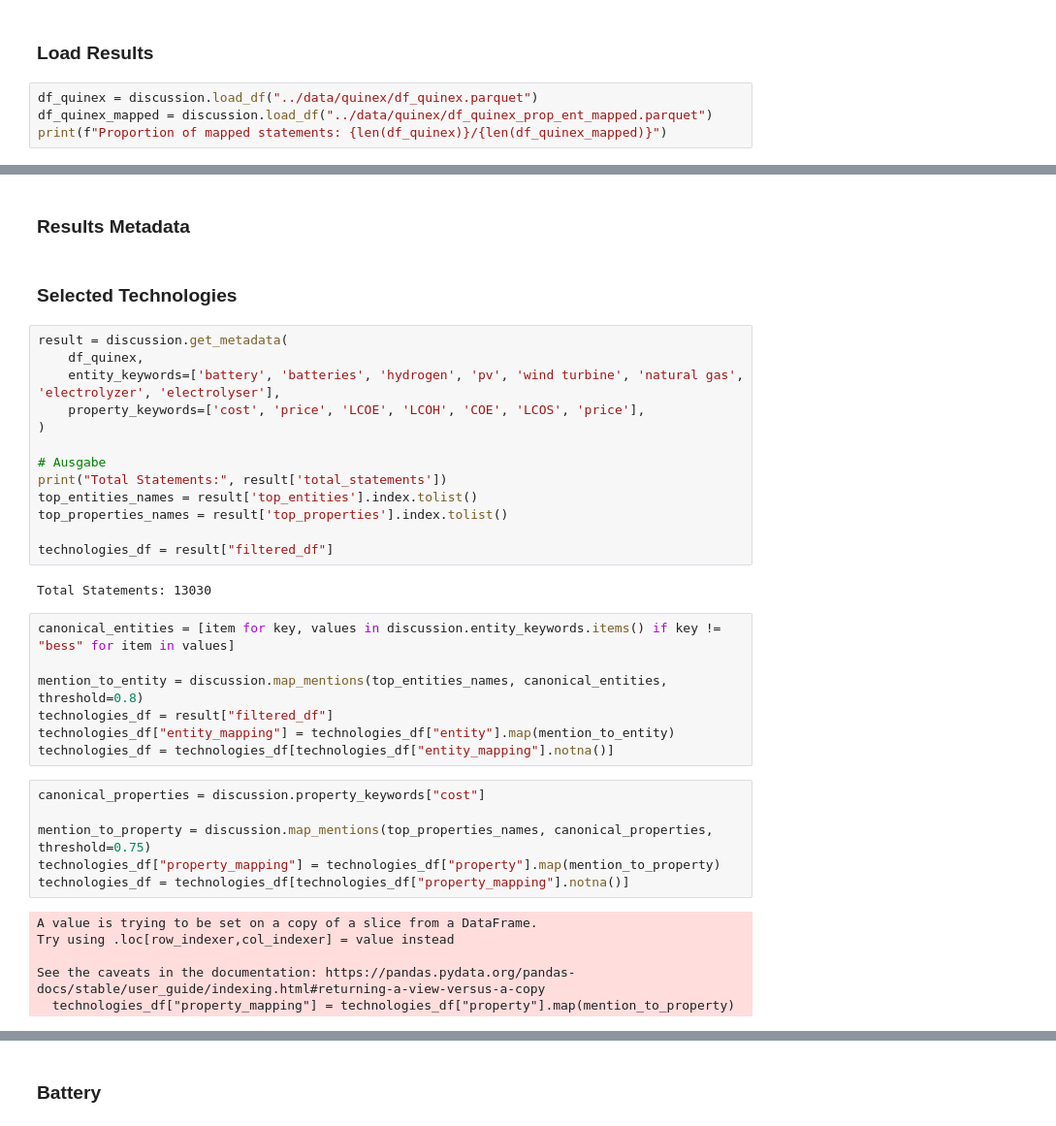
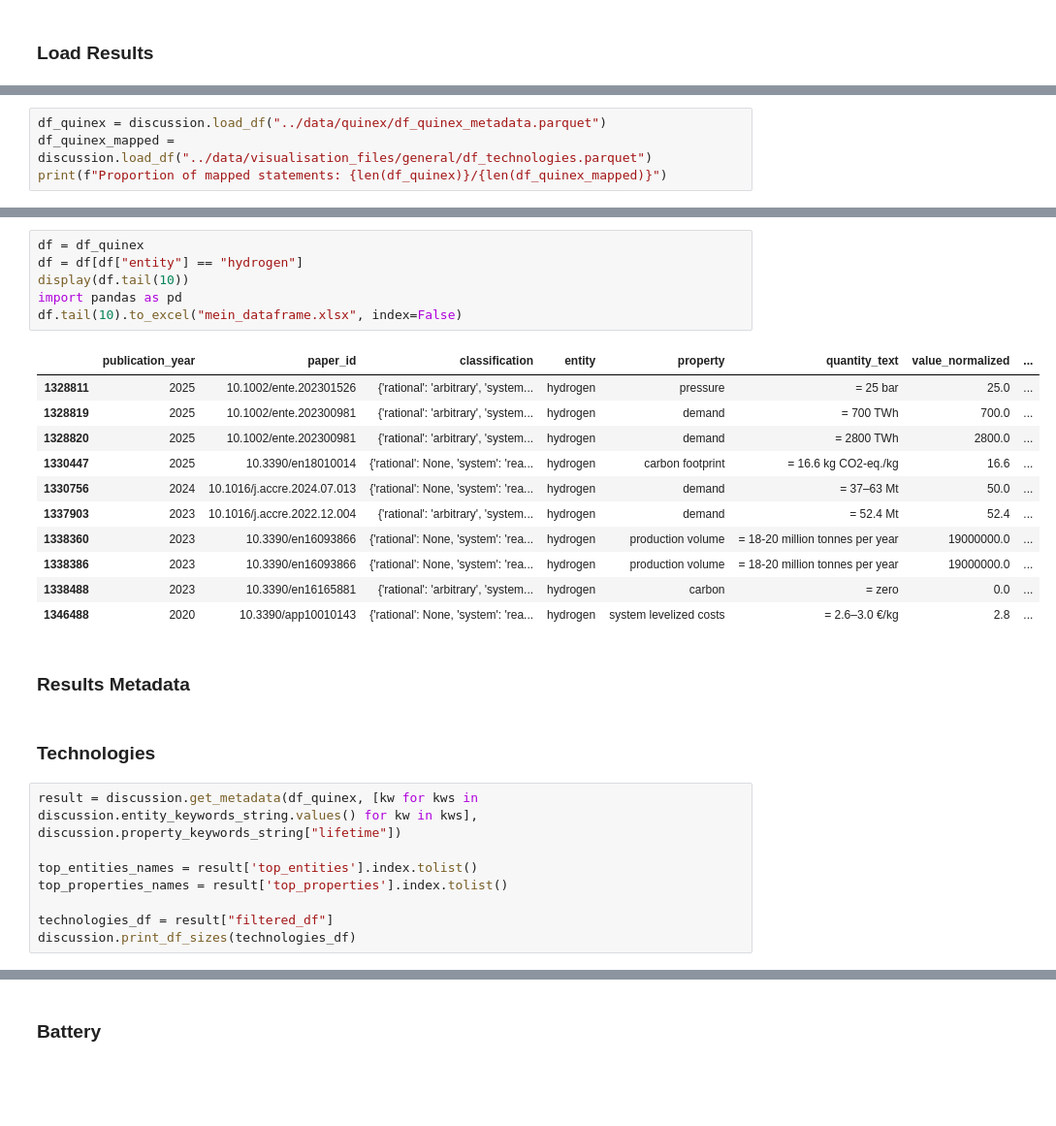
Before and after one commit to FZJ-IEK3-VSA/quinex-energy-system-studies, a Jupyter notebook: notebooks/Step3_QuinexMetadata.ipynb, the cells around one changed output, grey strips where cells are left out. Shown at 97% size. Saved outputs shown, nothing was run; the diff lists cells and outputs as text; blank space fills up the shorter version.

```diff
--- a/notebooks/Step3_QuinexMetadata.ipynb
+++ b/notebooks/Step3_QuinexMetadata.ipynb
@@ -11,7 +11,3 @@ from quinex_application.quinex_discussion import QuinexDiscussion
 discussion = QuinexDiscussion()
 # %% [markdown]
 ### **Load Results**
-# %%
-df_quinex = discussion.load_df("../data/quinex/df_quinex.parquet")
-df_quinex_mapped = discussion.load_df("../data/quinex/df_quinex_prop_ent_mapped.parquet")
-print(f"Proportion of mapped statements: {len(df_quinex)}/{len(df_quinex_mapped)}")
@@ -21,0 +14,4 @@ Proportion of mapped statements: 1282088/5535
+# %%
+df_quinex = discussion.load_df("../data/quinex/df_quinex_metadata.parquet")
+df_quinex_mapped = discussion.load_df("../data/visualisation_files/general/df_technologies.parquet")
+print(f"Proportion of mapped statements: {len(df_quinex)}/{len(df_quinex_mapped)}")
@@ -22,38 +38,30 @@ Proportion of mapped statements: 1282088/5535
+# %%
+df = df_quinex
+df = df[df["entity"] == "hydrogen"]
+display(df.tail(10))
+import pandas as pd
+df.tail(10).to_excel("mein_dataframe.xlsx", index=False)
+# %% [output]
+|  | publication_year | paper_id | classification | entity | property | quantity_text | value_normalized | ... |
+| 1328811 | 2025 | 10.1002/ente.202301526 | {'rational': 'arbitrary', 'system... | hydrogen | pressure | = 25 bar | 25.0 | ... |
+| 1328819 | 2025 | 10.1002/ente.202300981 | {'rational': 'arbitrary', 'system... | hydrogen | demand | = 700 TWh | 700.0 | ... |
+| 1328820 | 2025 | 10.1002/ente.202300981 | {'rational': 'arbitrary', 'system... | hydrogen | demand | = 2800 TWh | 2800.0 | ... |
+| 1330447 | 2025 | 10.3390/en18010014 | {'rational': None, 'system': 'rea... | hydrogen | carbon footprint | = 16.6 kg CO2-eq./kg | 16.6 | ... |
+| 1330756 | 2024 | 10.1016/j.accre.2024.07.013 | {'rational': None, 'system': 'rea... | hydrogen | demand | = 37‒63 Mt | 50.0 | ... |
+| 1337903 | 2023 | 10.1016/j.accre.2022.12.004 | {'rational': 'arbitrary', 'system... | hydrogen | demand | = 52.4 Mt | 52.4 | ... |
+| 1338360 | 2023 | 10.3390/en16093866 | {'rational': None, 'system': 'rea... | hydrogen | production volume | = 18-20 million tonnes per year | 19000000.0 | ... |
+| 1338386 | 2023 | 10.3390/en16093866 | {'rational': None, 'system': 'rea... | hydrogen | production volume | = 18-20 million tonnes per year | 19000000.0 | ... |
+| 1338488 | 2023 | 10.3390/en16165881 | {'rational': 'arbitrary', 'system... | hydrogen | carbon | = zero | 0.0 | ... |
+| 1346488 | 2020 | 10.3390/app10010143 | {'rational': None, 'system': 'rea... | hydrogen | system levelized costs | = 2.6–3.0 €/kg | 2.8 | ... |
 # %% [markdown]
 ### **Results Metadata**
 # %% [markdown]
-### Selected Technologies
+### Technologies
 # %%
-result = discussion.get_metadata(
-    df_quinex,
-    entity_keywords=['battery', 'batteries', 'hydrogen', 'pv', 'wind turbine', 'natural gas', 'electrolyzer', 'electrolyser'],
-    property_keywords=['cost', 'price', 'LCOE', 'LCOH', 'COE', 'LCOS', 'price'],
-)
+result = discussion.get_metadata(df_quinex, [kw for kws in discussion.entity_keywords_string.values() for kw in kws], discussion.property_keywords_string["lifetime"])
 
-# Ausgabe
-print("Total Statements:", result['total_statements'])
 top_entities_names = result['top_entities'].index.tolist()
 top_properties_names = result['top_properties'].index.tolist()
 
 technologies_df = result["filtered_df"]
+discussion.print_df_sizes(technologies_df)
-# %% [output]
-Total Statements: 13030
-# %%
-canonical_entities = [item for key, values in discussion.entity_keywords.items() if key != "bess" for item in values]
-
-mention_to_entity = discussion.map_mentions(top_entities_names, canonical_entities, threshold=0.8)
-technologies_df = result["filtered_df"]
-technologies_df["entity_mapping"] = technologies_df["entity"].map(mention_to_entity)
-technologies_df = technologies_df[technologies_df["entity_mapping"].notna()]
-# %%
-canonical_properties = discussion.property_keywords["cost"]
-
-mention_to_property = discussion.map_mentions(top_properties_names, canonical_properties, threshold=0.75)
-technologies_df["property_mapping"] = technologies_df["property"].map(mention_to_property)
-technologies_df = technologies_df[technologies_df["property_mapping"].notna()]
-# %% [output]
-A value is trying to be set on a copy of a slice from a DataFrame.
-Try using .loc[row_indexer,col_indexer] = value instead
-
-See the caveats in the documentation: https://pandas.pydata.org/pandas-docs/stable/user_guide/indexing.html#returning-a-view-versus-a-copy
-  technologies_df["property_mapping"] = technologies_df["property"].map(mention_to_property)
```
Also changed, not shown: parts of 44 cells of this notebook, 11 other files.
